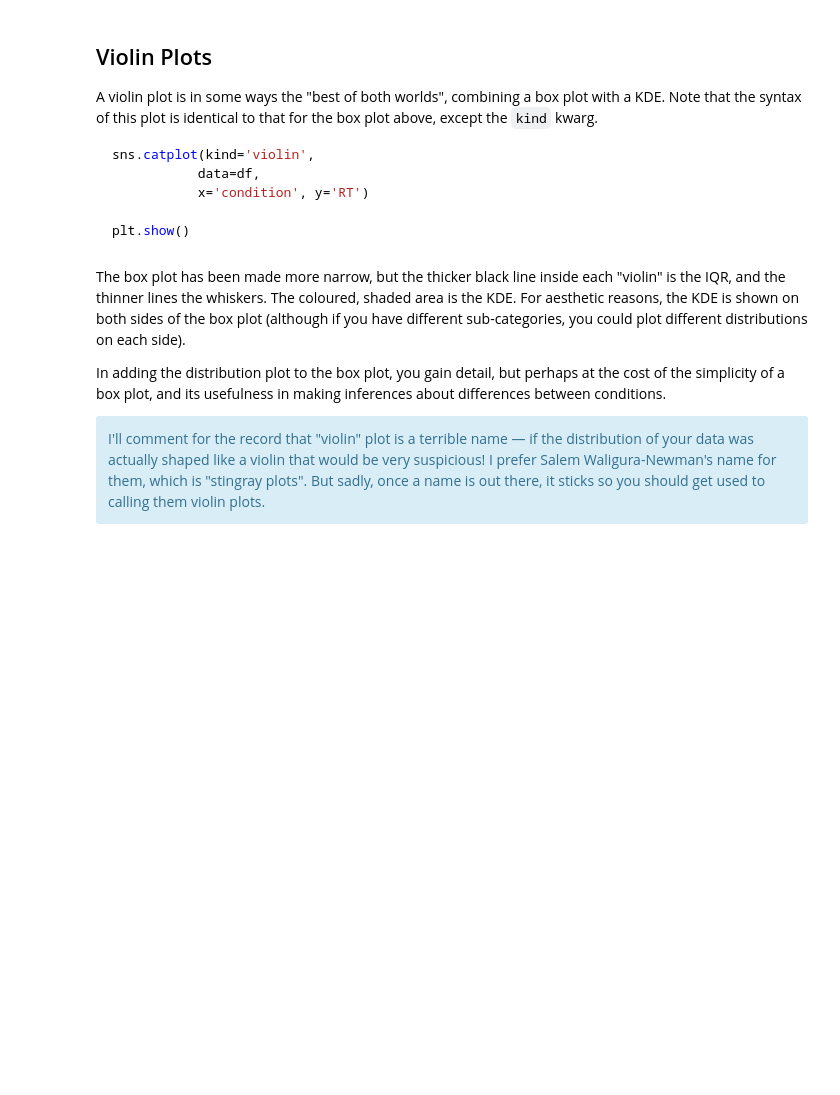
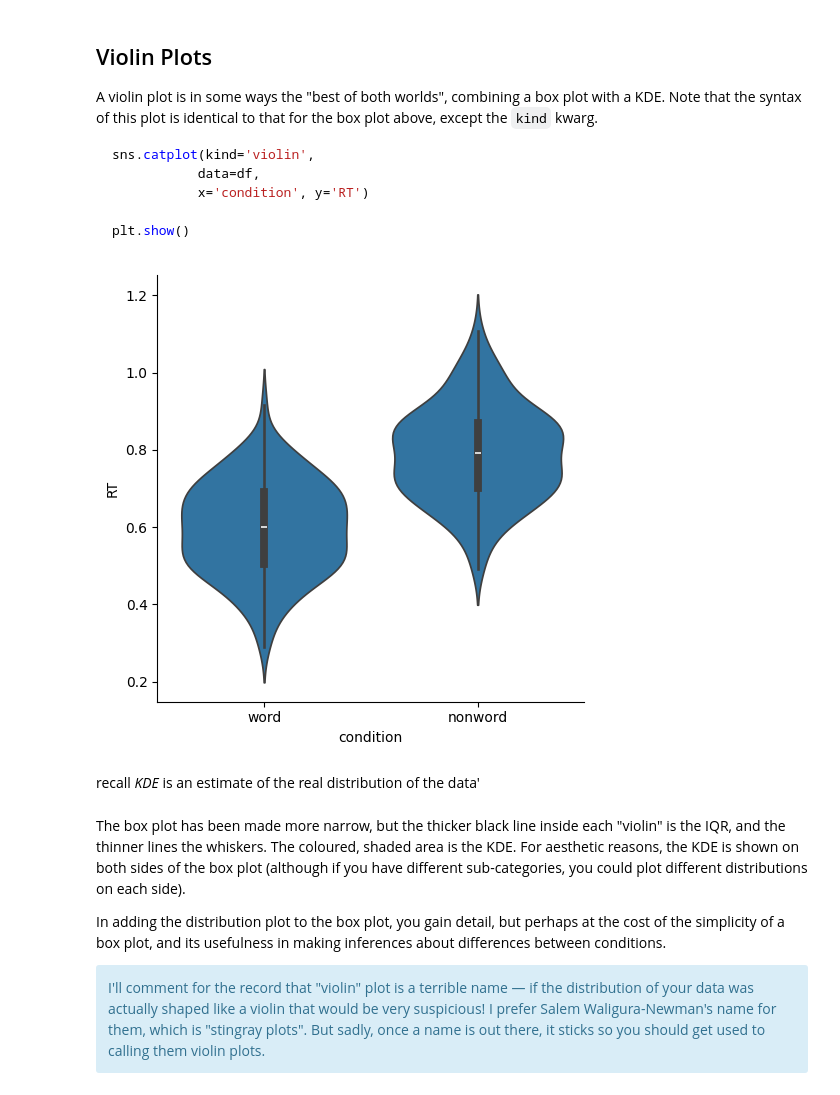
Before and after one commit to dm748329/Visualizing-Data, a Jupyter notebook: 5 - seaborn.ipynb, the cells around one changed output. Drawn from its saved outputs; the diff is of its cells as text; code cells hidden in the pictures; blank space fills up the shorter version.

```diff
--- a/5 - seaborn.ipynb
+++ b/5 - seaborn.ipynb
@@ -391,6 +396,13 @@ sns.catplot(kind='violin',
 
 plt.show()
 ~~~
+# %%
+sns.catplot(kind='violin', data=df, x='condition', y='RT')
+plt.show()
+# %% [output]
+[figure, added]
+# %% [markdown]
+recall *KDE* is an estimate of the real distribution of the data'
 # %% [markdown]
 The box plot has been made more narrow, but the thicker black line inside each "violin" is the IQR, and the thinner lines the whiskers. The coloured, shaded area is the KDE. For aesthetic reasons, the KDE is shown on both sides of the box plot (although if you have different sub-categories, you could plot different distributions on each side).
 
```
Also changed, not shown: parts of 8 cells of this notebook.
